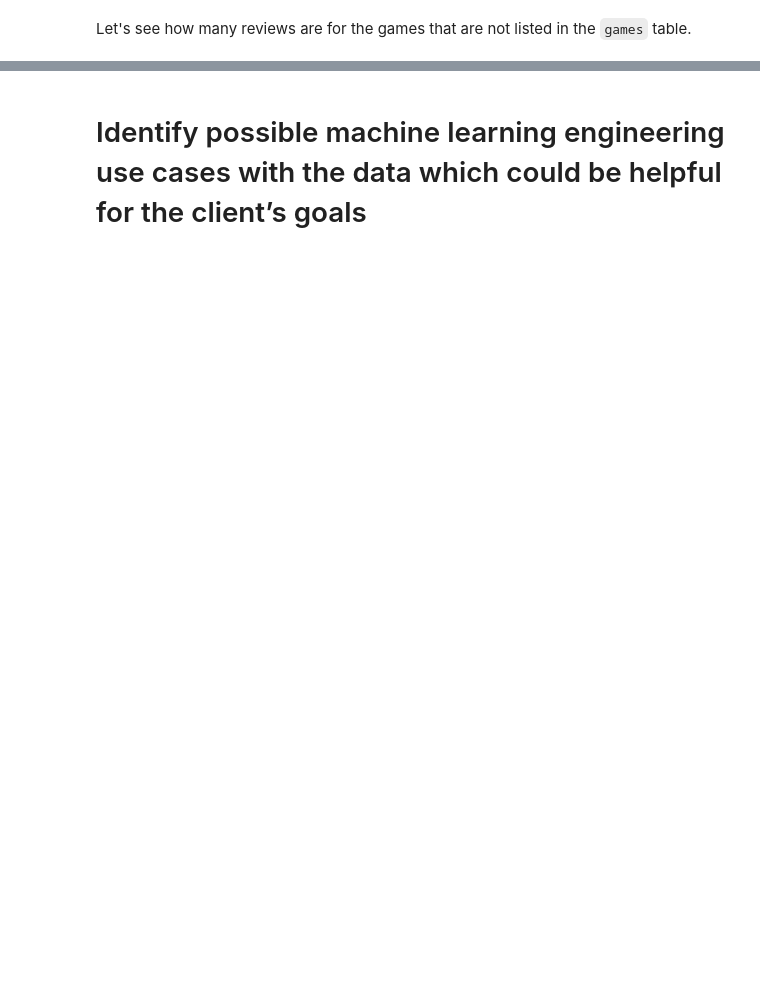
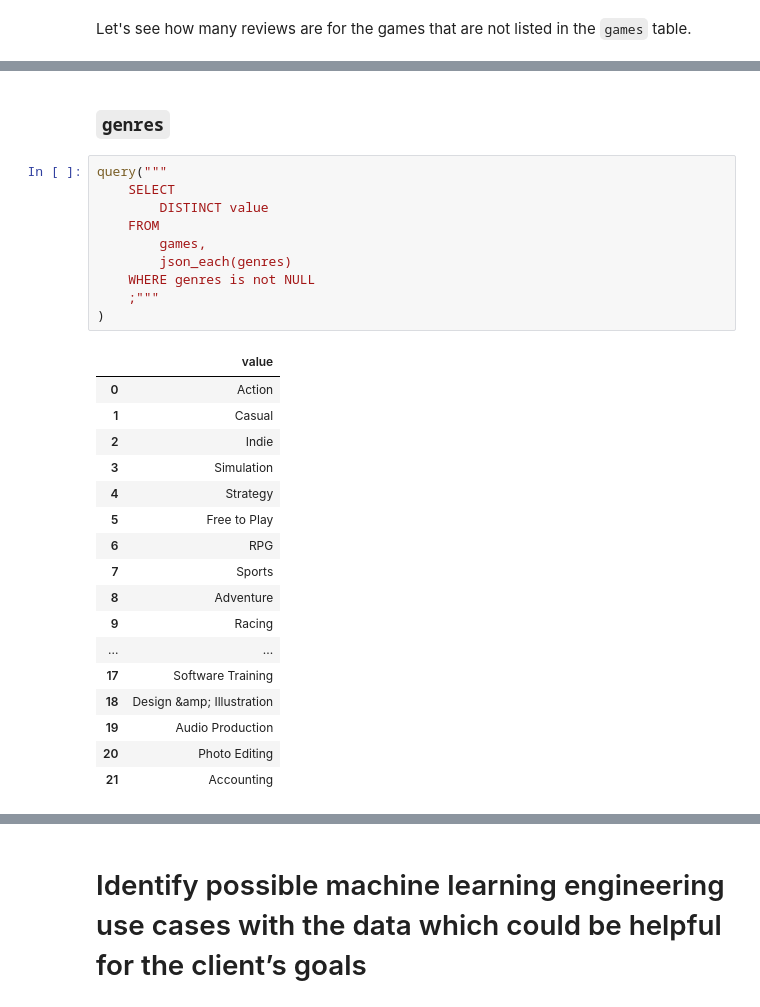
Before and after one commit to ayorgo/steam-recsys, a Jupyter notebook: steam-recsys.ipynb, the cells around one changed output, grey strips where cells are left out. Cells and saved outputs as stored; diff of their text form; blank space fills up the shorter version.

```diff
--- a/steam-recsys.ipynb
+++ b/steam-recsys.ipynb
@@ -997,0 +1118,30 @@ query("""
+# %% [markdown]
+### `genres`
+# %%
+query("""
+    SELECT
+        DISTINCT value
+    FROM
+        games,
+        json_each(genres)
+    WHERE genres is not NULL
+    ;"""
+)
+# %% [output]
+|  | value |
+| 0 | Action |
+| 1 | Casual |
+| 2 | Indie |
+| 3 | Simulation |
+| 4 | Strategy |
+| 5 | Free to Play |
+| 6 | RPG |
+| 7 | Sports |
+| 8 | Adventure |
+| 9 | Racing |
+| ... | ... |
+| 17 | Software Training |
+| 18 | Design &amp; Illustration |
+| 19 | Audio Production |
+| 20 | Photo Editing |
+| 21 | Accounting |
```
Also changed, not shown: parts of 30 cells of this notebook.
